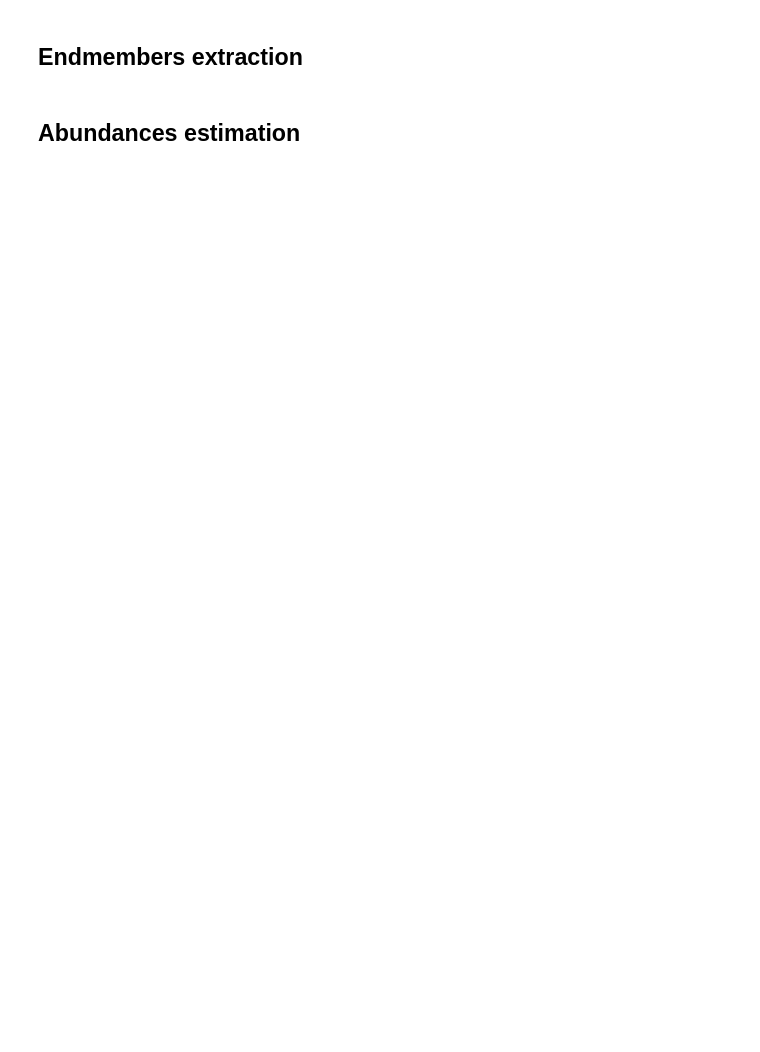
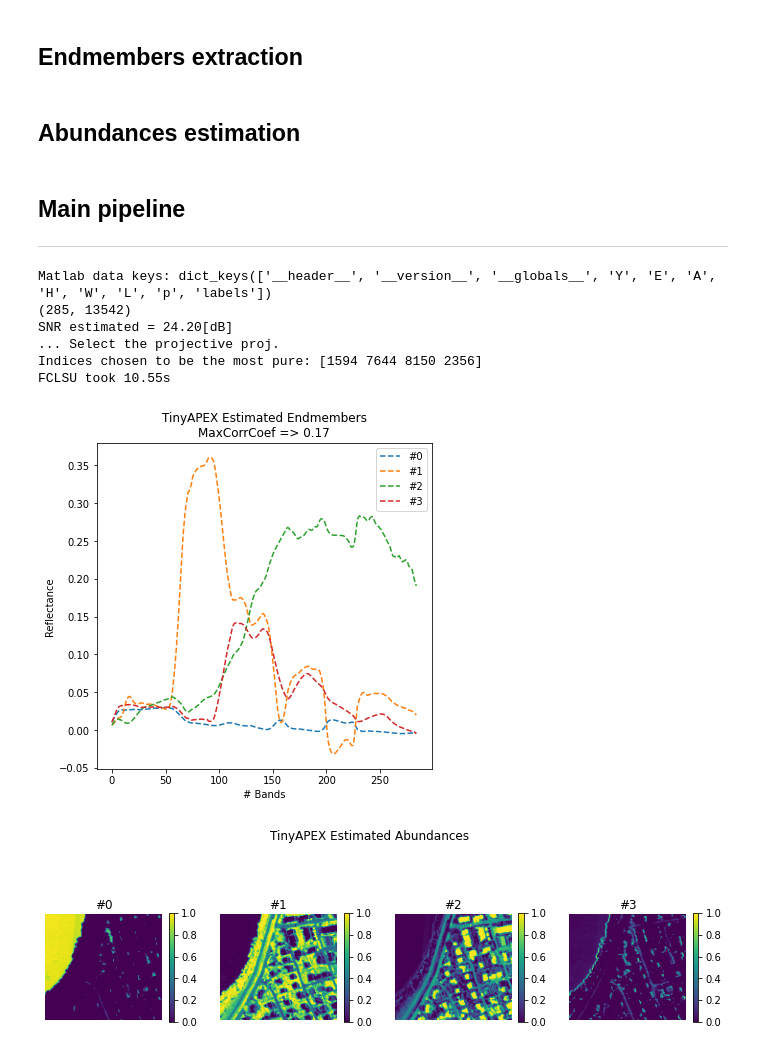
Before and after one commit to BehnoodRasti/Unmixing_Tutorial_IEEE_IADF, a Jupyter notebook: FCLSU_VCA_APEX.ipynb, the cells around one changed output. Drawn from its saved outputs; the diff is of its cells as text; code cells hidden in the pictures; blank space fills up the shorter version.

```diff
--- a/FCLSU_VCA_APEX.ipynb
+++ b/FCLSU_VCA_APEX.ipynb
@@ -292,3 +546,35 @@ class FCLSU:
         tac = time.time()
         print(f"{self} took {tac - tic:.2f}s")
         return X.T
+# %% [markdown]
+## Main pipeline
+
+---
+# %%
+
+# Instantiate objects
+extractor = VCA()
+model = FCLSU()
+hsi = HSI("TinyAPEX.mat")
+
+# Endmembers extraction
+E0 = extractor.init_like(hsi, seed=0)
+
+# Call data to return HSI
+Y, _, _ = hsi()
+
+# Abundances estimation
+A0 = model.solve(Y, E0)
+
+# Plot results
+hsi.plot_endmembers(E0=E0, display=True)
+hsi.plot_abundances(A0=A0, display=True)
+# %% [output]
+Matlab data keys: dict_keys(['__header__', '__version__', '__globals__', 'Y', 'E', 'A', 'H', 'W', 'L', 'p', 'labels'])
+(285, 13542)
+SNR estimated = 24.20[dB]
+... Select the projective proj.
+Indices chosen to be the most pure: [1594 7644 8150 2356]
+FCLSU took 10.55s
+[figure, added]
+[figure, added]
```
Also changed, not shown: parts of 16 cells of this notebook.
